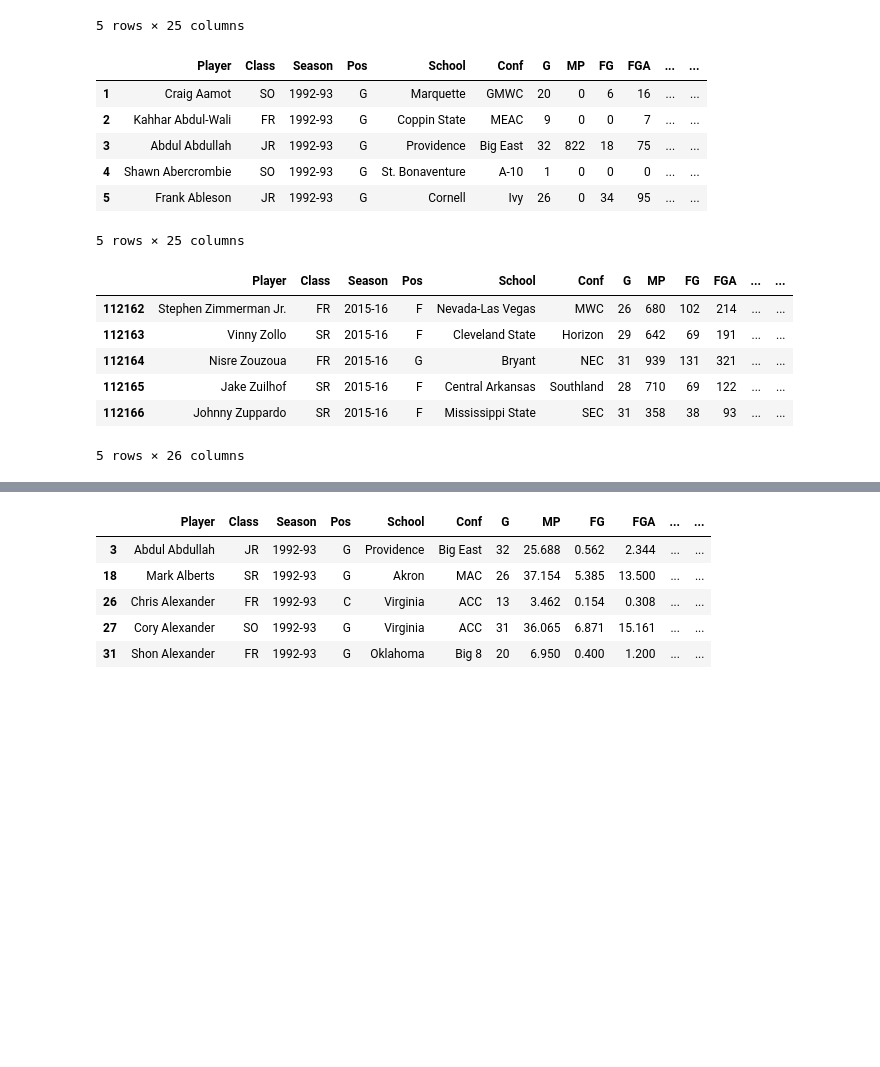
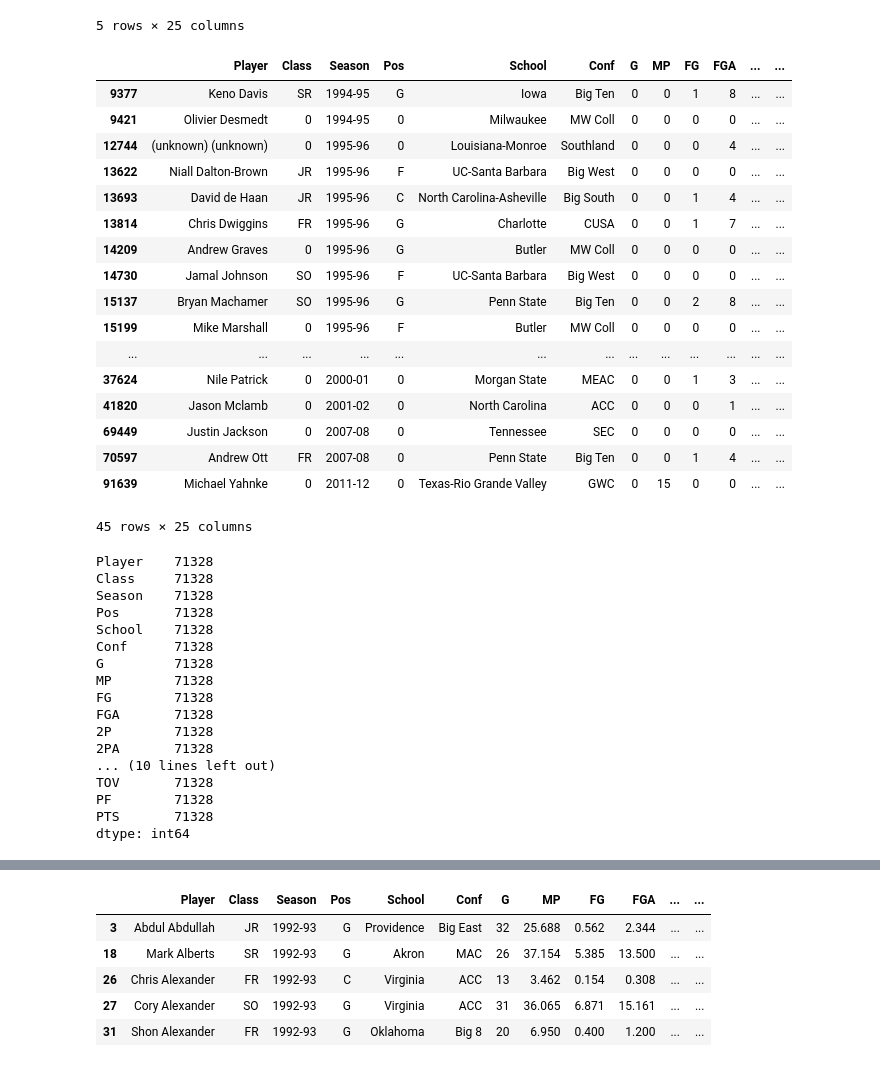
Before and after one commit to andrewfrilot/NBA_Scout, a Jupyter notebook: iPython_Notebooks/Data Scraping_Cleaning(Ovais).ipynb, the cells around one changed output, grey strips where cells are left out. Drawn from its saved outputs; the diff is of its cells as text; code cells hidden in the pictures; blank space fills up the shorter version.

Commit message:
Made progress on cleaning NCAA data but before I move any further, going to scrape for data from the years 1990 to 2019.

```diff
--- a/iPython_Notebooks/Data Scraping_Cleaning(Ovais).ipynb
+++ b/iPython_Notebooks/Data Scraping_Cleaning(Ovais).ipynb
@@ -337,18 +338,31 @@ NCAA_df.head()
 # %%
 #Fill NaN values with 0
 
 NCAA_df = NCAA_df.fillna(0)
 
 #Test print
 NCAA_df.head()
+
+NCAA_df[NCAA_df.G == 0]
 # %% [output]
 |  | Player | Class | Season | Pos | School | Conf | G | MP | FG | FGA | ... | ... |
-| 1 | Craig Aamot | SO | 1992-93 | G | Marquette | GMWC | 20 | 0 | 6 | 16 | ... | ... |
-| 2 | Kahhar Abdul-Wali | FR | 1992-93 | G | Coppin State | MEAC | 9 | 0 | 0 | 7 | ... | ... |
-| 3 | Abdul Abdullah | JR | 1992-93 | G | Providence | Big East | 32 | 822 | 18 | 75 | ... | ... |
-| 4 | Shawn Abercrombie | SO | 1992-93 | G | St. Bonaventure | A-10 | 1 | 0 | 0 | 0 | ... | ... |
-| 5 | Frank Ableson | JR | 1992-93 | G | Cornell | Ivy | 26 | 0 | 34 | 95 | ... | ... |
+| 9377 | Keno Davis | SR | 1994-95 | G | Iowa | Big Ten | 0 | 0 | 1 | 8 | ... | ... |
+| 9421 | Olivier Desmedt | 0 | 1994-95 | 0 | Milwaukee | MW Coll | 0 | 0 | 0 | 0 | ... | ... |
+| 12744 | (unknown) (unknown) | 0 | 1995-96 | 0 | Louisiana-Monroe | Southland | 0 | 0 | 0 | 4 | ... | ... |
+| 13622 | Niall Dalton-Brown | JR | 1995-96 | F | UC-Santa Barbara | Big West | 0 | 0 | 0 | 0 | ... | ... |
+| 13693 | David de Haan | JR | 1995-96 | C | North Carolina-Asheville | Big South | 0 | 0 | 1 | 4 | ... | ... |
+| 13814 | Chris Dwiggins | FR | 1995-96 | G | Charlotte | CUSA | 0 | 0 | 1 | 7 | ... | ... |
+| 14209 | Andrew Graves | 0 | 1995-96 | G | Butler | MW Coll | 0 | 0 | 0 | 0 | ... | ... |
+| 14730 | Jamal Johnson | SO | 1995-96 | F | UC-Santa Barbara | Big West | 0 | 0 | 0 | 0 | ... | ... |
+| 15137 | Bryan Machamer | SO | 1995-96 | G | Penn State | Big Ten | 0 | 0 | 2 | 8 | ... | ... |
+| 15199 | Mike Marshall | 0 | 1995-96 | F | Butler | MW Coll | 0 | 0 | 0 | 0 | ... | ... |
+| ... | ... | ... | ... | ... | ... | ... | ... | ... | ... | ... | ... | ... |
+| 37624 | Nile Patrick | 0 | 2000-01 | 0 | Morgan State | MEAC | 0 | 0 | 1 | 3 | ... | ... |
+| 41820 | Jason Mclamb | 0 | 2001-02 | 0 | North Carolina | ACC | 0 | 0 | 0 | 1 | ... | ... |
+| 69449 | Justin Jackson | 0 | 2007-08 | 0 | Tennessee | SEC | 0 | 0 | 0 | 0 | ... | ... |
+| 70597 | Andrew Ott | FR | 2007-08 | 0 | Penn State | Big Ten | 0 | 0 | 1 | 4 | ... | ... |
+| 91639 | Michael Yahnke | 0 | 2011-12 | 0 | Texas-Rio Grande Valley | GWC | 0 | 15 | 0 | 0 | ... | ... |
-5 rows × 25 columns
+45 rows × 25 columns
 # %%
 #make new df to store MP of 0, Filter NCAA_df to include values of MP > 0
 
@@ -357,15 +371,26 @@ zero_MP_df = NCAA_df[(NCAA_df["MP"] == 0)]
 
 NCAA_df = NCAA_df[NCAA_df["MP"] != 0]
 
-NCAA_df.tail()
+NCAA_df = NCAA_df[NCAA_df["G"] != 0]
+NCAA_df.count()
 # %% [output]
-|  | Player | Class | Season | Pos | School | Conf | G | MP | FG | FGA | ... | ... |
-| 112162 | Stephen Zimmerman Jr. | FR | 2015-16 | F | Nevada-Las Vegas | MWC | 26 | 680 | 102 | 214 | ... | ... |
-| 112163 | Vinny Zollo | SR | 2015-16 | F | Cleveland State | Horizon | 29 | 642 | 69 | 191 | ... | ... |
-| 112164 | Nisre Zouzoua | FR | 2015-16 | G | Bryant | NEC | 31 | 939 | 131 | 321 | ... | ... |
-| 112165 | Jake Zuilhof | SR | 2015-16 | F | Central Arkansas | Southland | 28 | 710 | 69 | 122 | ... | ... |
-| 112166 | Johnny Zuppardo | SR | 2015-16 | F | Mississippi State | SEC | 31 | 358 | 38 | 93 | ... | ... |
-5 rows × 26 columns
+Player    71328
+Class     71328
+Season    71328
+Pos       71328
+School    71328
+Conf      71328
+G         71328
+MP        71328
+FG        71328
+FGA       71328
+2P        71328
+2PA       71328
+... (10 lines left out)
+TOV       71328
+PF        71328
+PTS       71328
+dtype: int64
 # %%
 #-Convertr columns into ints and divide by Games played column-#
 #Convert Games Played column to integer
```
Also changed, not shown: parts of 8 cells of this notebook.
